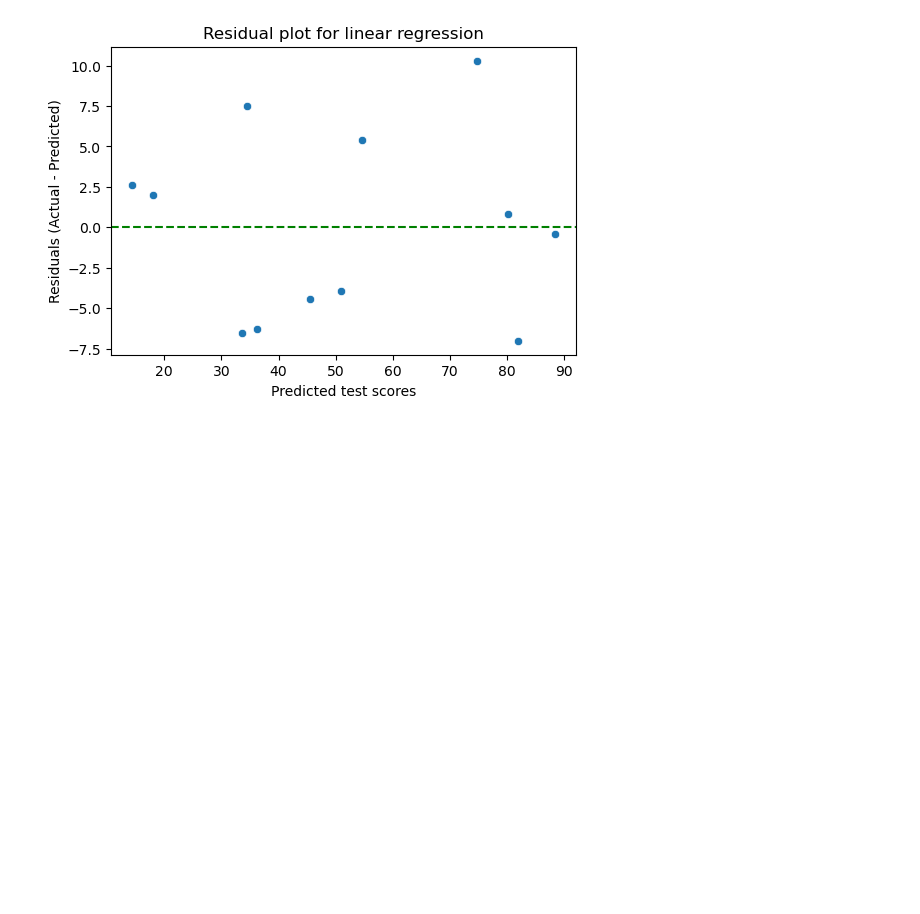
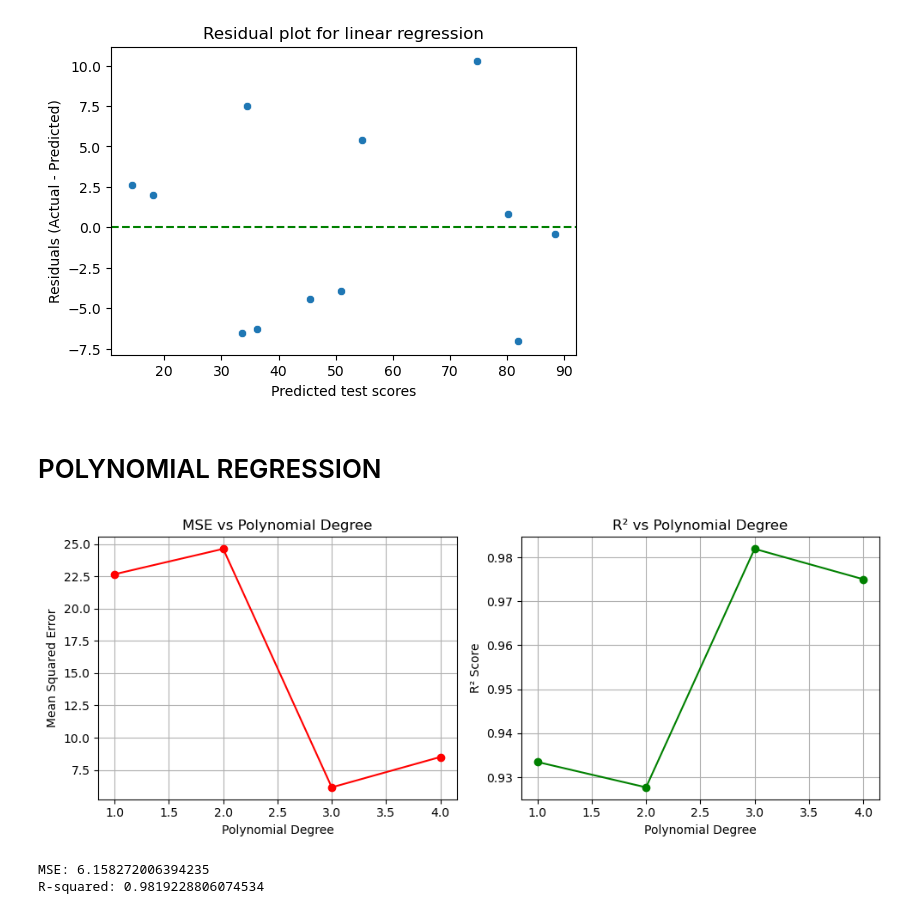
Before and after one commit to Nedu21/ML_practice, a Jupyter notebook: Regression_test.ipynb, the cells around one changed output. Saved outputs shown, nothing was run; the diff lists cells and outputs as text; code cells hidden in the pictures; blank space fills up the shorter version.

```diff
--- a/Regression_test.ipynb
+++ b/Regression_test.ipynb
@@ -67,7 +71,3 @@ print(f'R-squared: {r2_train}')
 # %% [output]
 Mean squared error: 30.908765874114792
 R-squared: 0.9499650128056598
-# %%
-Study_hour = [[2]]
-prediction = lr.predict(Study_hour)
-print(f"Predicted score for 6.5 hours of study: {prediction[0]:.2f}")
@@ -97,3 +95,58 @@ plt.title('Residual plot for linear regression')
 plt.show()
 # %% [output]
 [figure]
+# %% [markdown]
+# POLYNOMIAL REGRESSION
+# %%
+degree = range(1, 5)
+mse_list = []
+r2_list = []
+for num in degree:
+    Input = [('scaler', StandardScaler()), ('polynomial', PolynomialFeatures(degree = num)), ('model', LinearRegression())]
+    pipeline = Pipeline(Input)
+
+    pipeline.fit(X_train, y_train)
+    prediction = pipeline.predict(X_test)
+
+    mse = mean_squared_error(y_test, prediction)
+    r2 = r2_score(y_test, prediction)
+    mse_list.append(mse)
+    r2_list.append(r2)
+
+plt.figure(figsize=(10, 4))
+
+# MSE plot
+plt.subplot(1, 2, 1)
+plt.plot(degree, mse_list, marker='o', color= 'red', label='MSE')
+plt.xlabel("Polynomial Degree")
+plt.ylabel("Mean Squared Error")
+plt.title("MSE vs Polynomial Degree")
+plt.grid(True)
+
+# R² Plot
+plt.subplot(1, 2, 2)
+plt.plot(degree, r2_list, marker='o', color='green', label='R² Score')
+plt.xlabel("Polynomial Degree")
+plt.ylabel("R² Score")
+plt.title("R² vs Polynomial Degree")
+plt.grid(True)
+
+plt.tight_layout()
+plt.show()
+# %% [output]
+[figure, added]
+# %%
+Input = [('scaler', StandardScaler()), ('polynomial', PolynomialFeatures(degree = 3)), ('model', LinearRegression())]
+pipeline = Pipeline(Input)
+
+pipeline.fit(X_train, y_train)
+prediction = pipeline.predict(X_test)
+
+mse = mean_squared_error(y_test, prediction)
+r2 = r2_score(y_test, prediction)
+
+print(f'MSE: {mse}')
+print(f'R-squared: {r2}')
+# %% [output]
+MSE: 6.158272006394235
+R-squared: 0.9819228806074534
```
Also changed, not shown: parts of 4 cells of this notebook.
